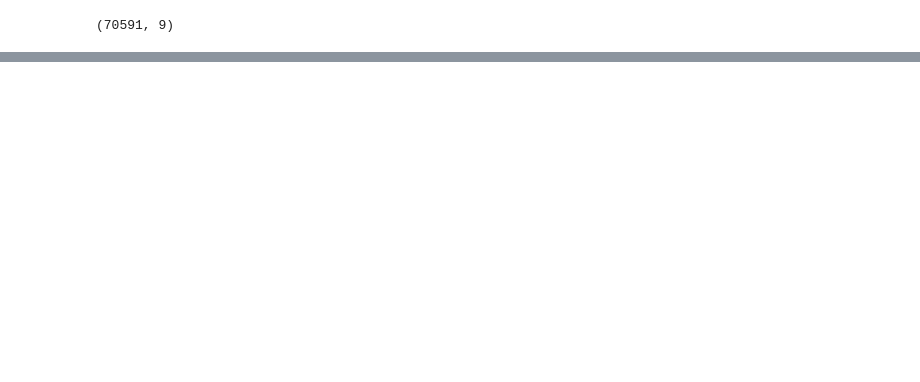
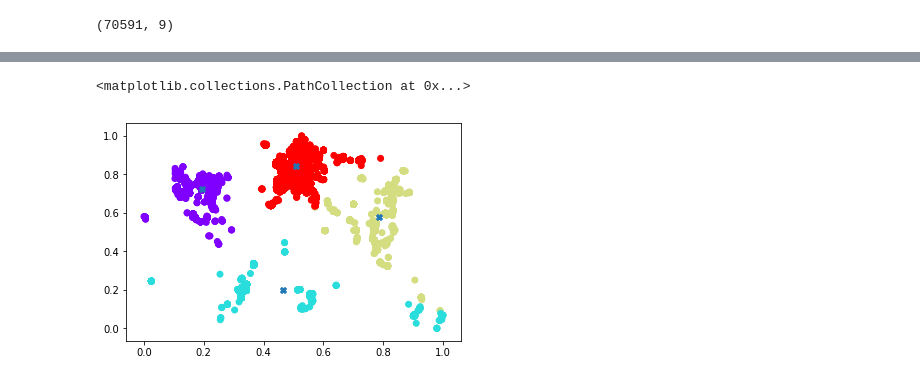
Before and after one commit to PCU-IT-2016/BigData-Endomondo, a Jupyter notebook: Notebook/Recommendation.ipynb, the cells around one changed output, grey strips where cells are left out. Saved outputs shown, nothing was run; the diff lists cells and outputs as text; code cells hidden in the pictures; blank space fills up the shorter version.

```diff
--- a/Notebook/Analiysis.ipynb
+++ b/Notebook/Recommendation.ipynb
@@ -223,0 +241,13 @@ result_df.to_json('Dataset/recommendation.json', orient='records', lines=True)
+# %%
+X = scaled_run_df.loc[:, ['longitude', 'latitude']]
+km_model = KMeans(n_clusters=4, random_state=88)
+km_model.fit(X)
+predictions = km_model.predict(X)
+run_df['cluster'] = predictions
+scaled_run_df['cluster'] = predictions
+# %%
+plt.scatter(X.longitude, X.latitude, c=predictions, cmap='rainbow')
+plt.scatter(km_model.cluster_centers_[:, 0], km_model.cluster_centers_[:, 1], marker='X', cmap='black')
+# %% [output]
+<matplotlib.collections.PathCollection at 0x...>
+[figure, added]
```
Also changed, not shown: parts of 25 cells of this notebook, 1 other file.
